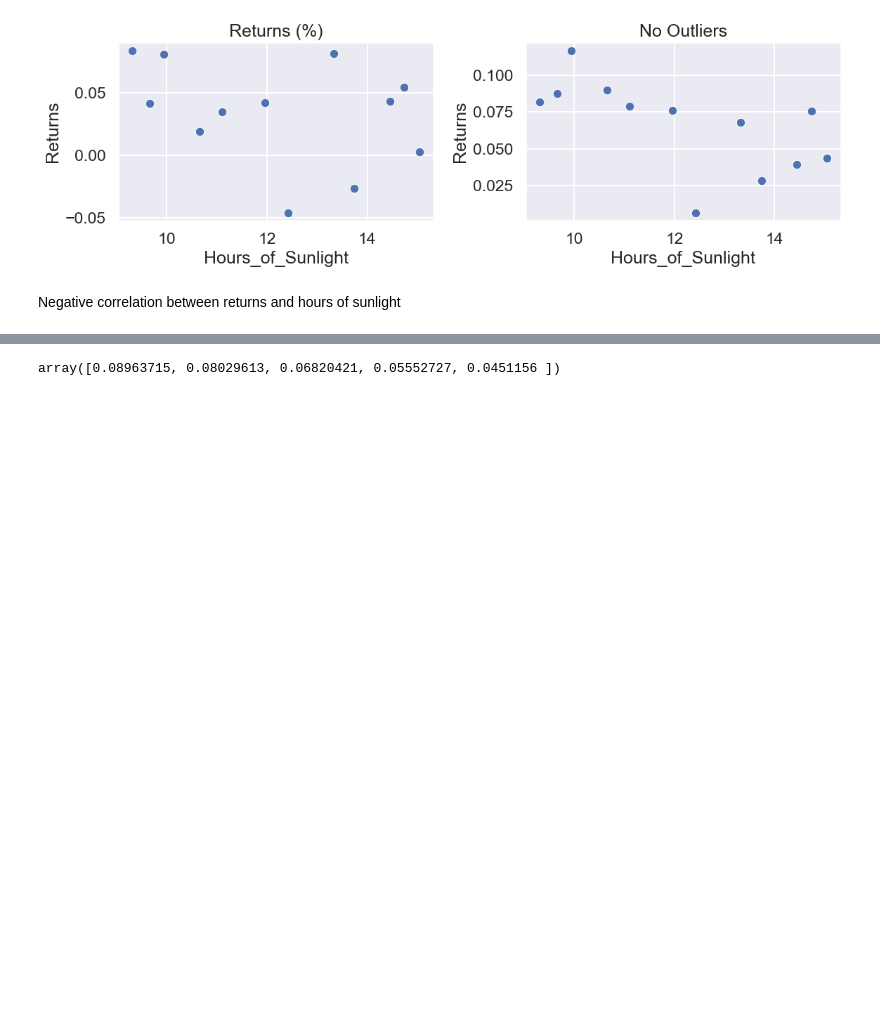
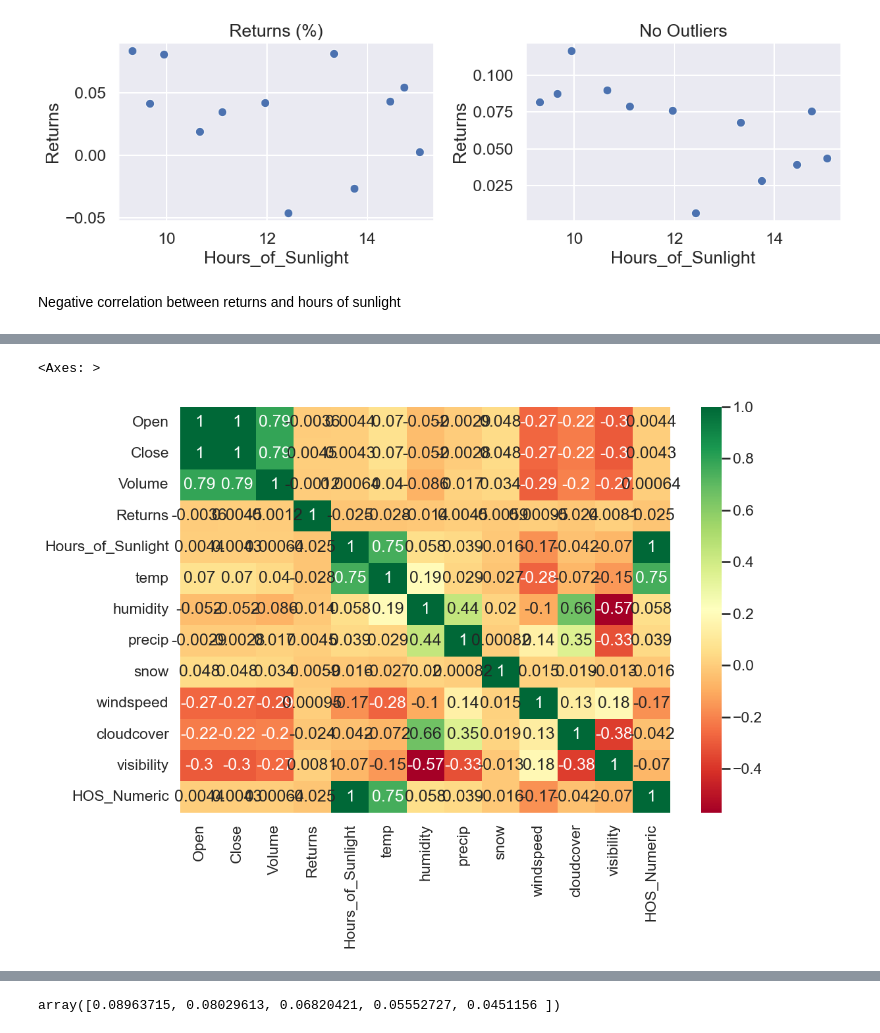
Before and after one commit to wangleo1/SADvsNYSE, a Jupyter notebook: notebooks/NYC_EDA.ipynb, the cells around one changed output, grey strips where cells are left out. Drawn from its saved outputs; the diff is of its cells as text; code cells hidden in the pictures; blank space fills up the shorter version.

```diff
--- a/notebooks/NYC_EDA.ipynb
+++ b/notebooks/NYC_EDA.ipynb
@@ -144,0 +175,8 @@ Negative correlation between returns and hours of sunlight
+# %%
+corr_matrix = NYC_no_outliers.select_dtypes(include=[np.float64,np.timedelta64]).corr()
+corr_matrix
+plt.figure(figsize=(12,8))
+sns.heatmap(corr_matrix,  annot=True, cmap='RdYlGn')
+# %% [output]
+<Axes: >
+[figure, added]
```
Also changed, not shown: parts of 20 cells of this notebook, 2 other files.
